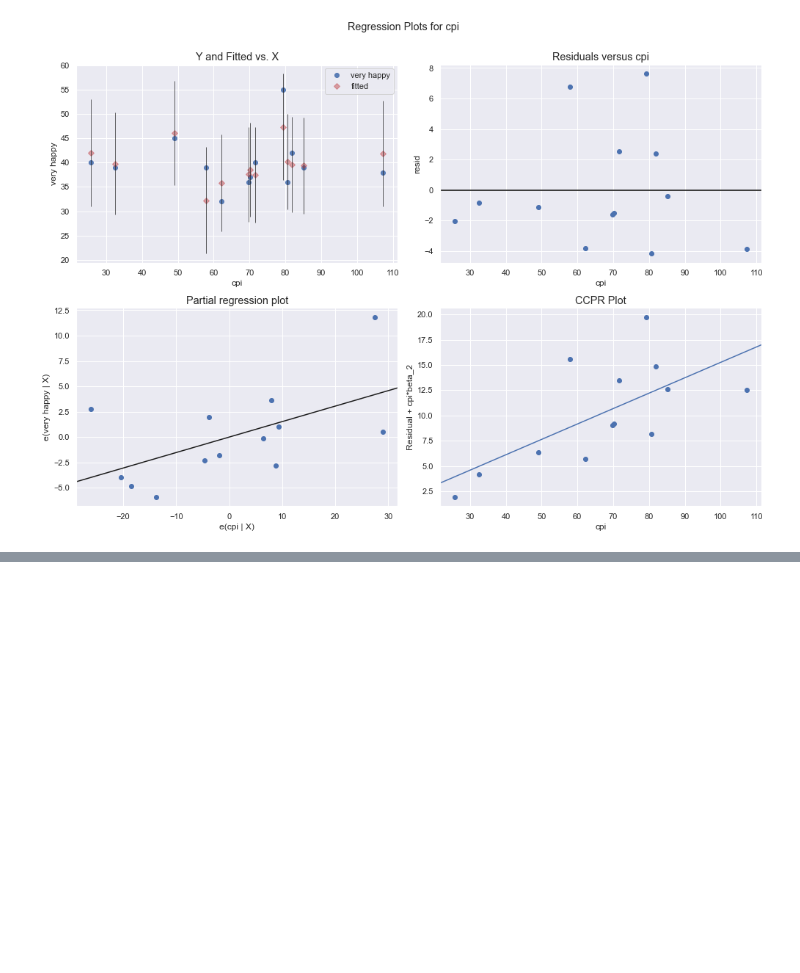
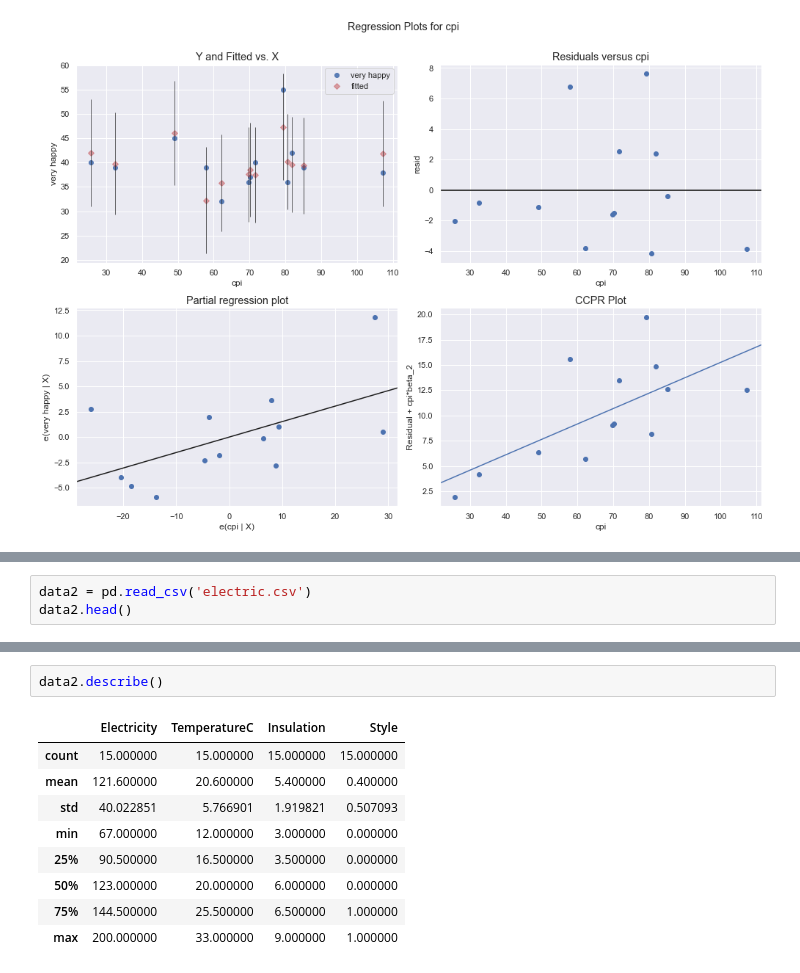
Before and after one commit to ArloRobinson/EDA-Practice, a Jupyter notebook: MultipleLinearRegression/Week3.ipynb, the cells around one changed output, grey strips where cells are left out. Saved outputs shown, nothing was run; the diff lists cells and outputs as text; blank space fills up the shorter version.

```diff
--- a/MultipleLinearRegression/Week3.ipynb
+++ b/MultipleLinearRegression/Week3.ipynb
@@ -118,0 +148,3 @@ eval_env: 1
+# %%
+data2 = pd.read_csv('electric.csv')
+data2.head()
@@ -118,0 +158,12 @@ eval_env: 1
+# %%
+data2.describe()
+# %% [output]
+|  | Electricity | TemperatureC | Insulation | Style |
+| count | 15.000000 | 15.000000 | 15.000000 | 15.000000 |
+| mean | 121.600000 | 20.600000 | 5.400000 | 0.400000 |
+| std | 40.022851 | 5.766901 | 1.919821 | 0.507093 |
+| min | 67.000000 | 12.000000 | 3.000000 | 0.000000 |
+| 25% | 90.500000 | 16.500000 | 3.500000 | 0.000000 |
+| 50% | 123.000000 | 20.000000 | 6.000000 | 0.000000 |
+| 75% | 144.500000 | 25.500000 | 6.500000 | 1.000000 |
+| max | 200.000000 | 33.000000 | 9.000000 | 1.000000 |
```
Also changed, not shown: parts of 16 cells of this notebook.
